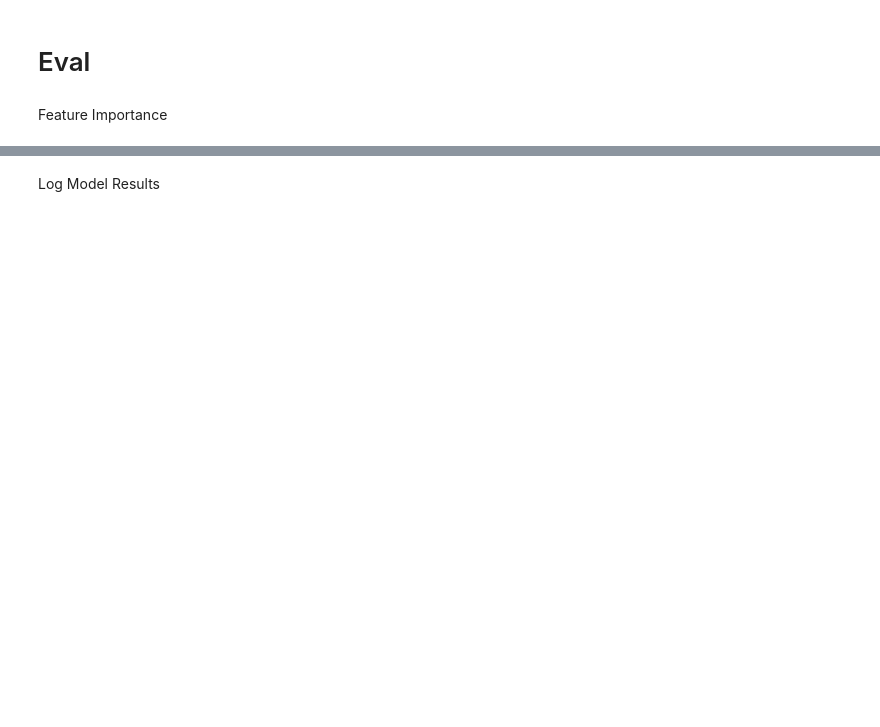
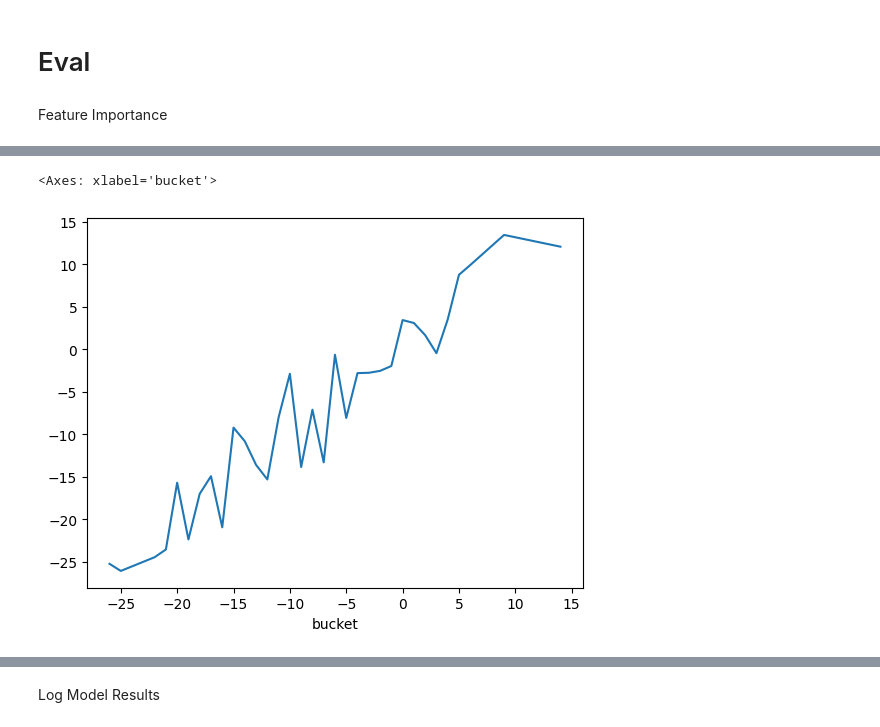
Before and after one commit to kylebennison/staturdays, a Jupyter notebook: services/pregame-wp/train.ipynb, the cells around one changed output, grey strips where cells are left out. Cells and saved outputs as stored; diff of their text form; code cells hidden in the pictures; blank space fills up the shorter version.

```diff
--- a/services/pregame-wp/train.ipynb
+++ b/services/pregame-wp/train.ipynb
@@ -161,0 +190,5 @@ Name: mae, dtype: float64
+# %%
+eval_df.assign(bucket=round(eval_df["preds"], 0)).groupby("bucket")["actual"].agg(["mean", "count"]).query("count > 10")["mean"].plot()
+# %% [output]
+<Axes: xlabel='bucket'>
+[figure, added]
```
Also changed, not shown: parts of 31 cells of this notebook, 2 other files.
